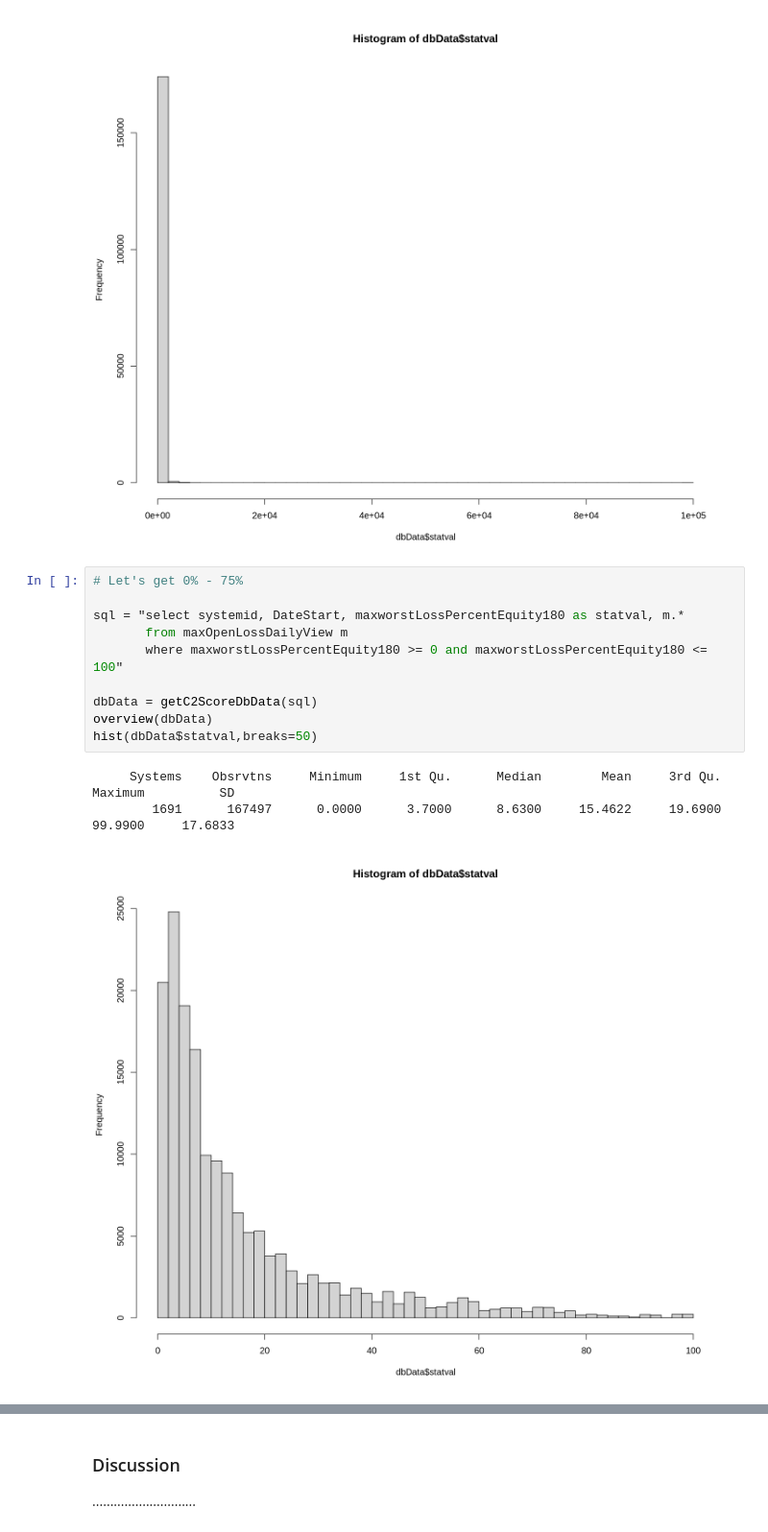
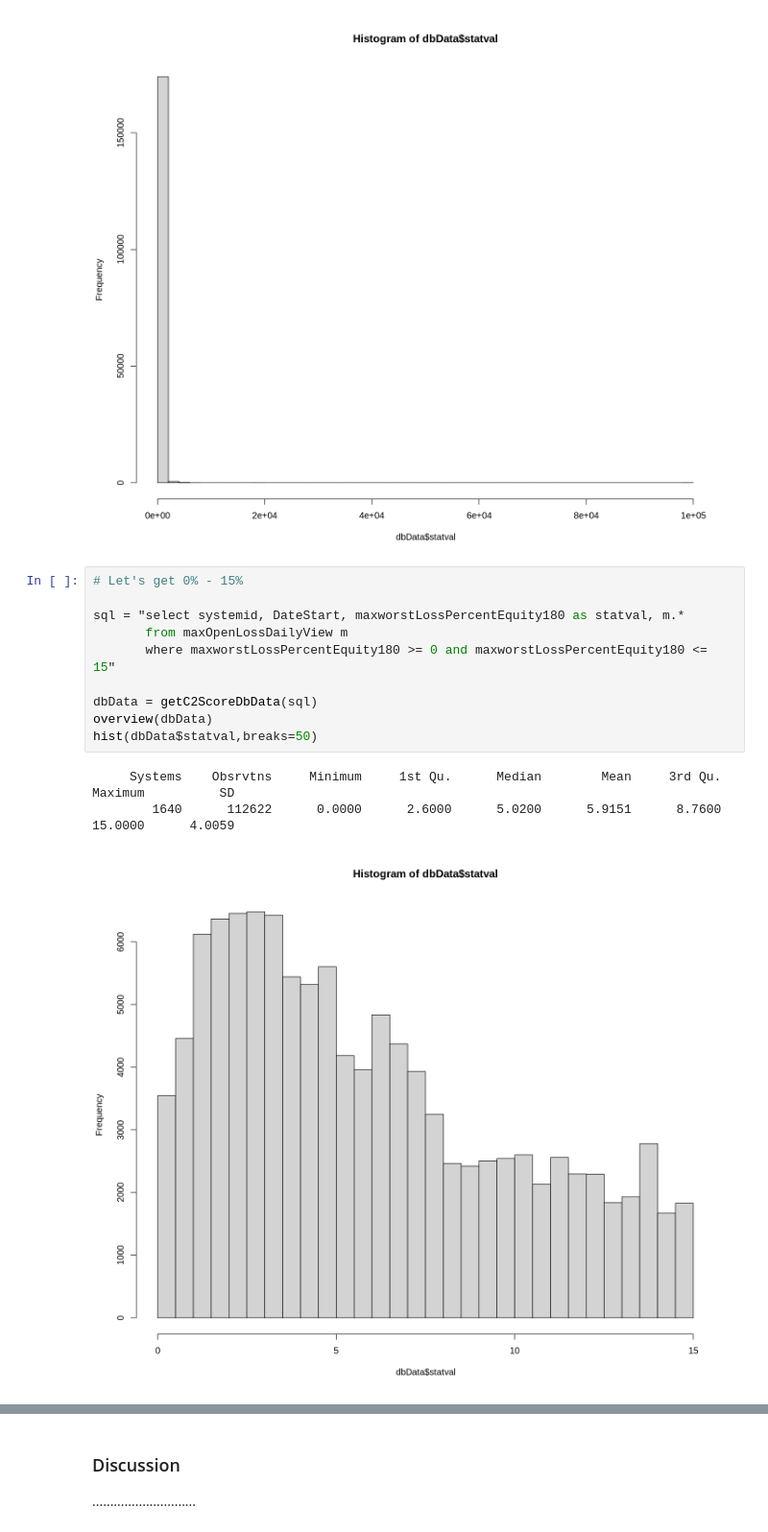
Before and after one commit to Svancara/C2ScoringWorkbench, a Jupyter notebook: C2Score_MaxOpenLossDays180.ipynb, the cells around one changed output, grey strips where cells are left out. Shown at 96% size. Saved outputs shown, nothing was run; the diff lists cells and outputs as text.

```diff
--- a/C2Score_MaxOpenLossDays180.ipynb
+++ b/C2Score_MaxOpenLossDays180.ipynb
@@ -15,19 +15,19 @@ hist(dbData$statval,breaks=50)
         1697      174861      0.0000      3.8700      9.3900     54.8830     22.8200       1e+05   1055.5769
 [figure]
 # %%
-# Let's get 0% - 75%
+# Let's get 0% - 15%
 
 sql = "select systemid, DateStart, maxworstLossPercentEquity180 as statval, m.*
        from maxOpenLossDailyView m
-       where maxworstLossPercentEquity180 >= 0 and maxworstLossPercentEquity180 <= 100"
+       where maxworstLossPercentEquity180 >= 0 and maxworstLossPercentEquity180 <= 15"
 
 dbData = getC2ScoreDbData(sql)
 overview(dbData)
 hist(dbData$statval,breaks=50)
 # %% [output]
      Systems    Obsrvtns     Minimum     1st Qu.      Median        Mean     3rd Qu.     Maximum          SD
-        1691      167497      0.0000      3.7000      8.6300     15.4622     19.6900     99.9900     17.6833
+        1640      112622      0.0000      2.6000      5.0200      5.9151      8.7600     15.0000      4.0059
-[figure, old version]
+[figure, new version]
 # %%
 experiment = list(
   name = "maxworstLossPercentEquity180",
```
Also changed, not shown: parts of 5 cells of this notebook, 31 other files.
